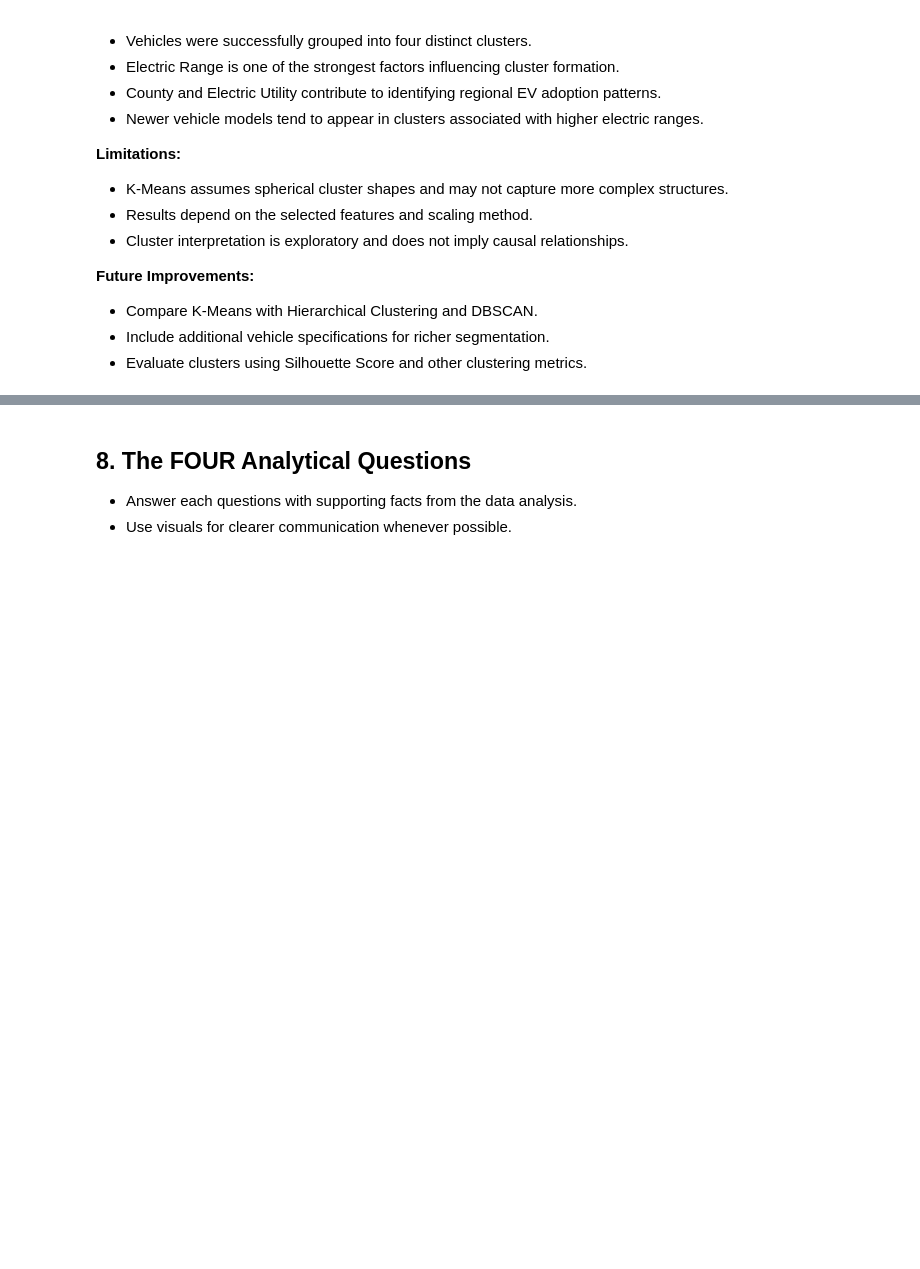
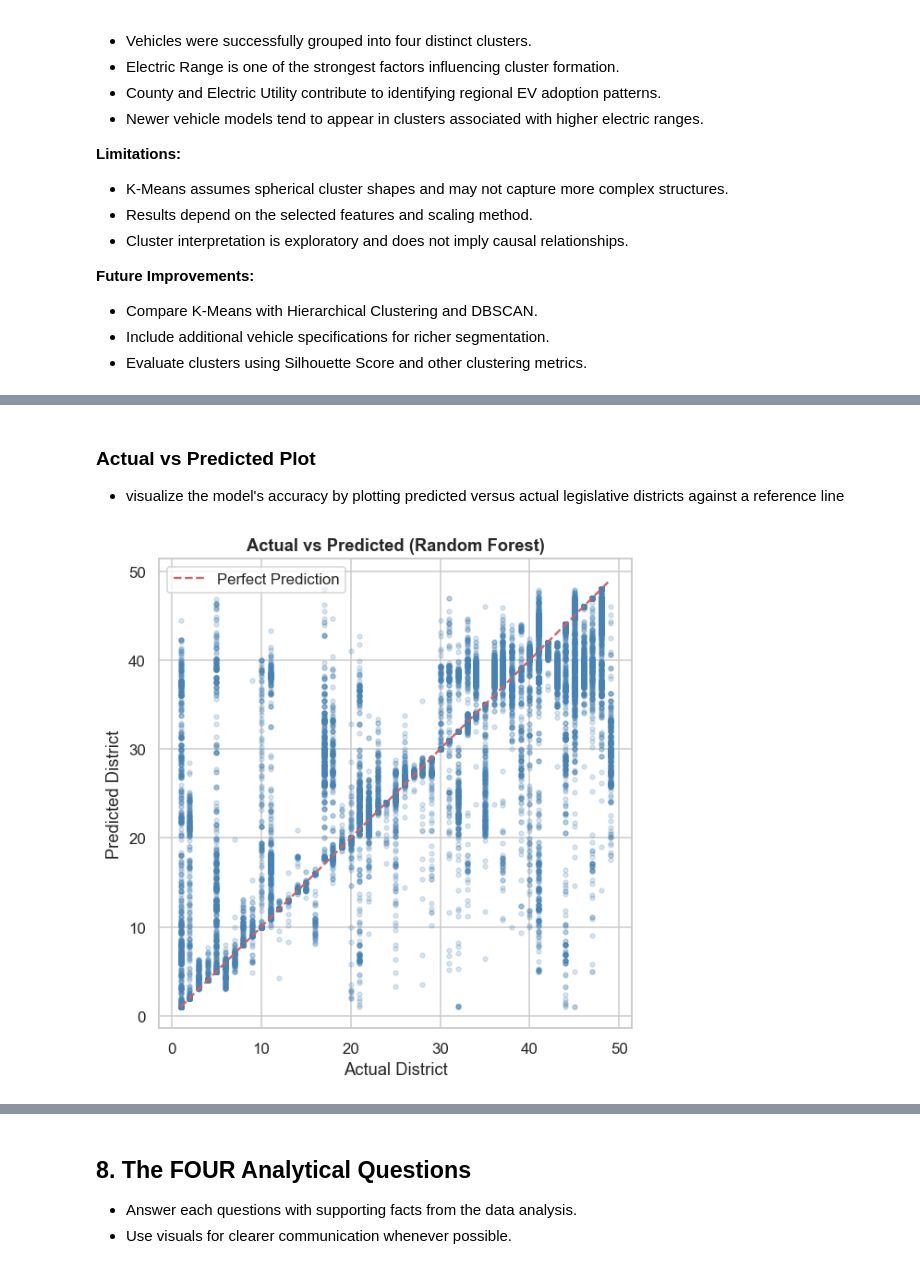
Before and after one commit to MrMinton/EV-Population, a Jupyter notebook: TTXL_GXX_Notebook.ipynb, the cells around one changed output, grey strips where cells are left out. Cells and saved outputs as stored; diff of their text form; code cells hidden in the pictures; blank space fills up the shorter version.

```diff
--- a/TTXL_GXX_Notebook.ipynb
+++ b/TTXL_GXX_Notebook.ipynb
@@ -636,0 +834,15 @@ The clustering results reveal meaningful EV segments across different geographic
+# %% [markdown]
+### Actual vs Predicted Plot
+- visualize the model's accuracy by plotting predicted versus actual legislative districts against a reference line
+# %%
+plt.figure(figsize=(6, 6))
+plt.scatter(y_test, y_pred_rf, alpha=0.2, s=10, color='steelblue')
+plt.plot([y_test.min(), y_test.max()], [y_test.min(), y_test.max()], 'r--', label='Perfect Prediction')
+
+plt.title('Actual vs Predicted (Random Forest)', fontweight='bold')
+plt.xlabel('Actual District')
+plt.ylabel('Predicted District')
+plt.legend()
+plt.show()
+# %% [output]
+[figure, added]
```
Also changed, not shown: parts of 18 cells of this notebook.
